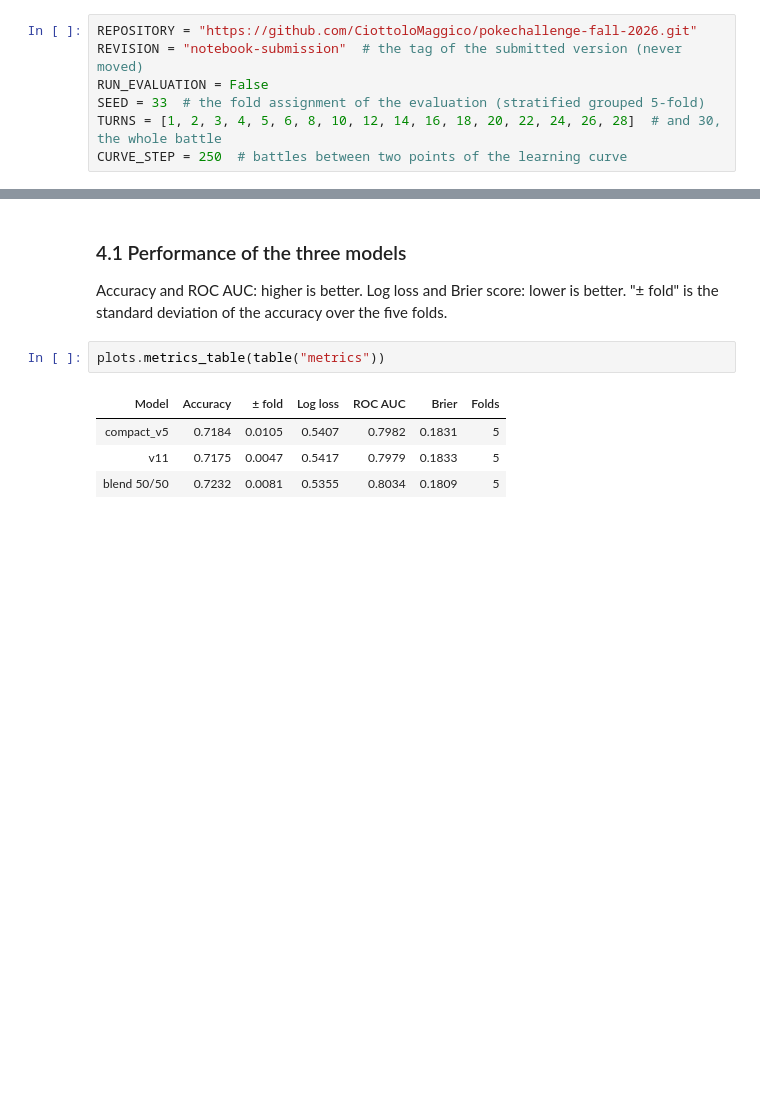
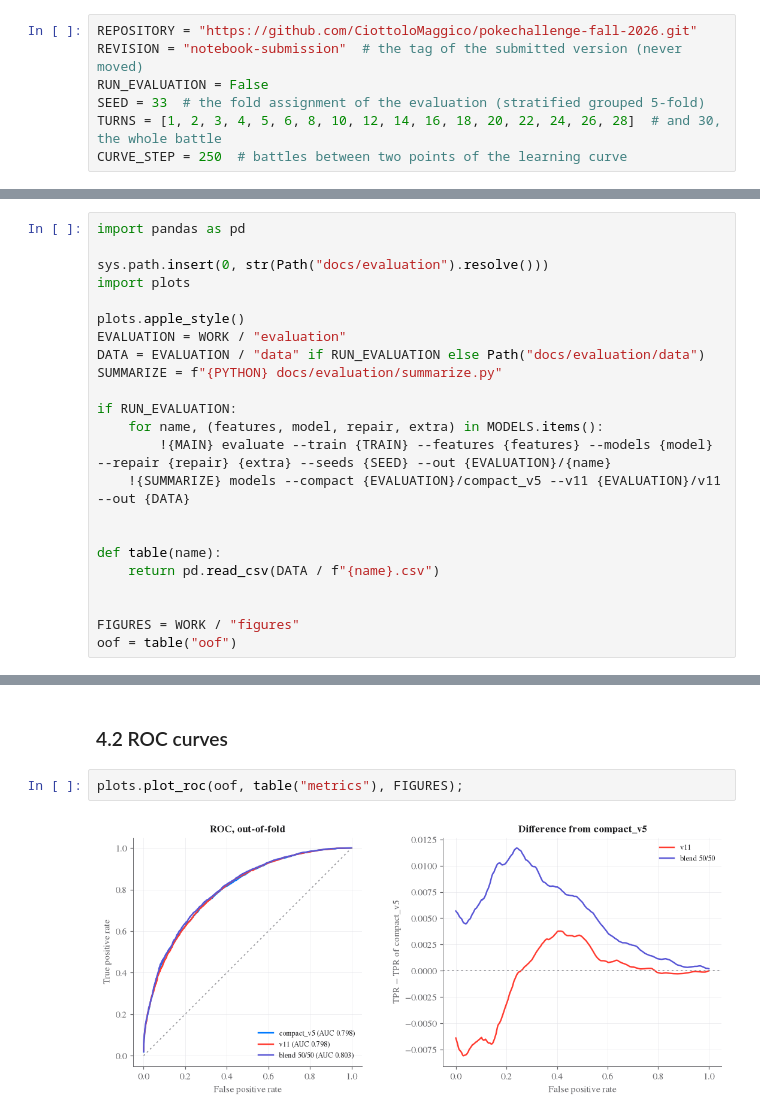
Before and after one commit to CiottoloMaggico/pokechallenge-fall-2026, a Jupyter notebook: docs/notebook/pokechallenge.ipynb, the cells around one changed output, grey strips where cells are left out. Drawn from its saved outputs; the diff is of its cells as text; blank space fills up the shorter version.

```diff
--- a/docs/notebook/pokechallenge.ipynb
+++ b/docs/notebook/pokechallenge.ipynb
@@ -193,0 +141,23 @@ def table(name):
+# %%
+import pandas as pd
+
+sys.path.insert(0, str(Path("docs/evaluation").resolve()))
+import plots
+
+plots.apple_style()
+EVALUATION = WORK / "evaluation"
+DATA = EVALUATION / "data" if RUN_EVALUATION else Path("docs/evaluation/data")
+SUMMARIZE = f"{PYTHON} docs/evaluation/summarize.py"
+
+if RUN_EVALUATION:
+    for name, (features, model, repair, extra) in MODELS.items():
+        !{MAIN} evaluate --train {TRAIN} --features {features} --models {model} --repair {repair} {extra} --seeds {SEED} --out {EVALUATION}/{name}
+    !{SUMMARIZE} models --compact {EVALUATION}/compact_v5 --v11 {EVALUATION}/v11 --out {DATA}
+
+
+def table(name):
+    return pd.read_csv(DATA / f"{name}.csv")
+
+
+FIGURES = WORK / "figures"
+oof = table("oof")
@@ -194,13 +177,7 @@ def table(name):
 # %% [markdown]
-### 4.1 Performance of the three models
-
-Accuracy and ROC AUC: higher is better. Log loss and Brier score: lower is better. "± fold" is
-the standard deviation of the accuracy over the five folds.
+### 4.2 ROC curves
 # %%
-plots.metrics_table(table("metrics"))
+plots.plot_roc(oof, table("metrics"), FIGURES);
 # %% [output]
-| Model | Accuracy | ± fold | Log loss | ROC AUC | Brier | Folds |
-| compact_v5 | 0.7184 | 0.0105 | 0.5407 | 0.7982 | 0.1831 | 5 |
-| v11 | 0.7175 | 0.0047 | 0.5417 | 0.7979 | 0.1833 | 5 |
-| blend 50/50 | 0.7232 | 0.0081 | 0.5355 | 0.8034 | 0.1809 | 5 |
+[figure, added]
 # %% [markdown]
```
Also changed, not shown: parts of 54 cells of this notebook.
